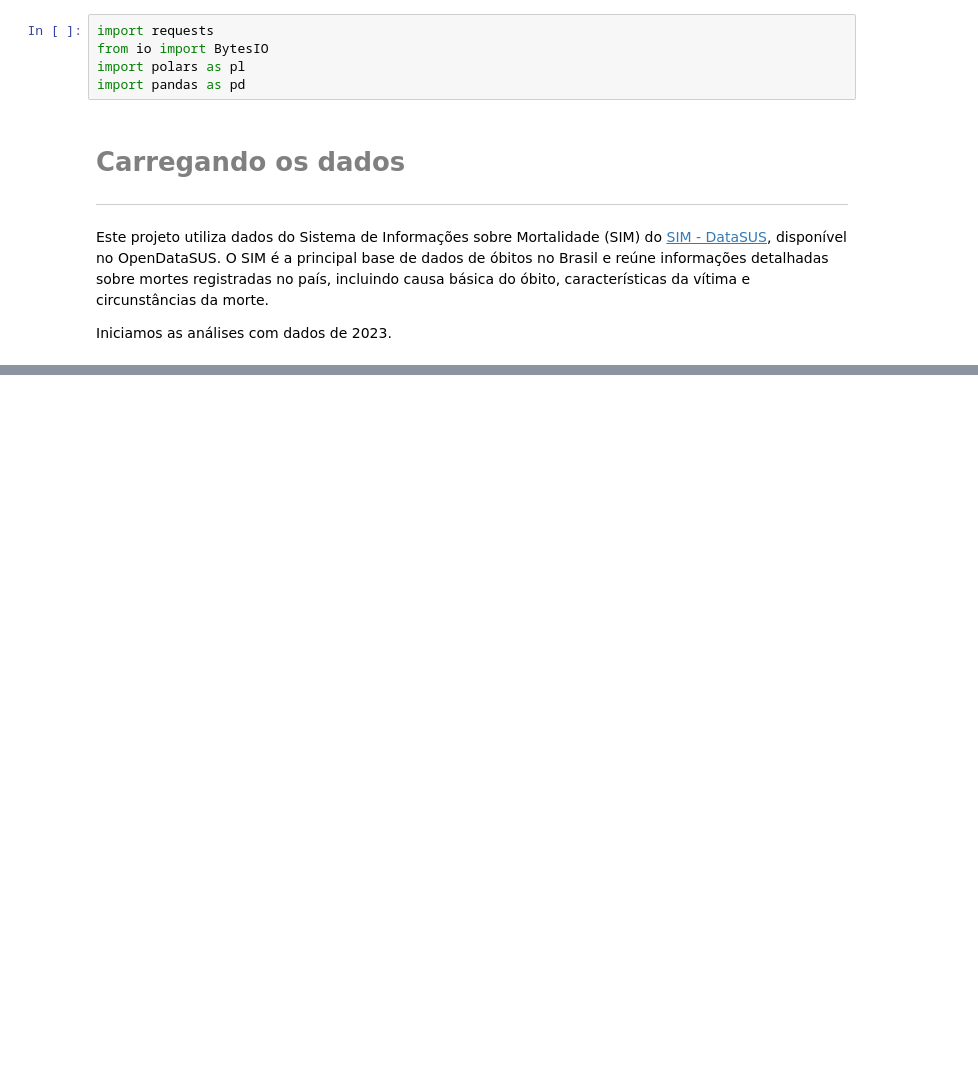
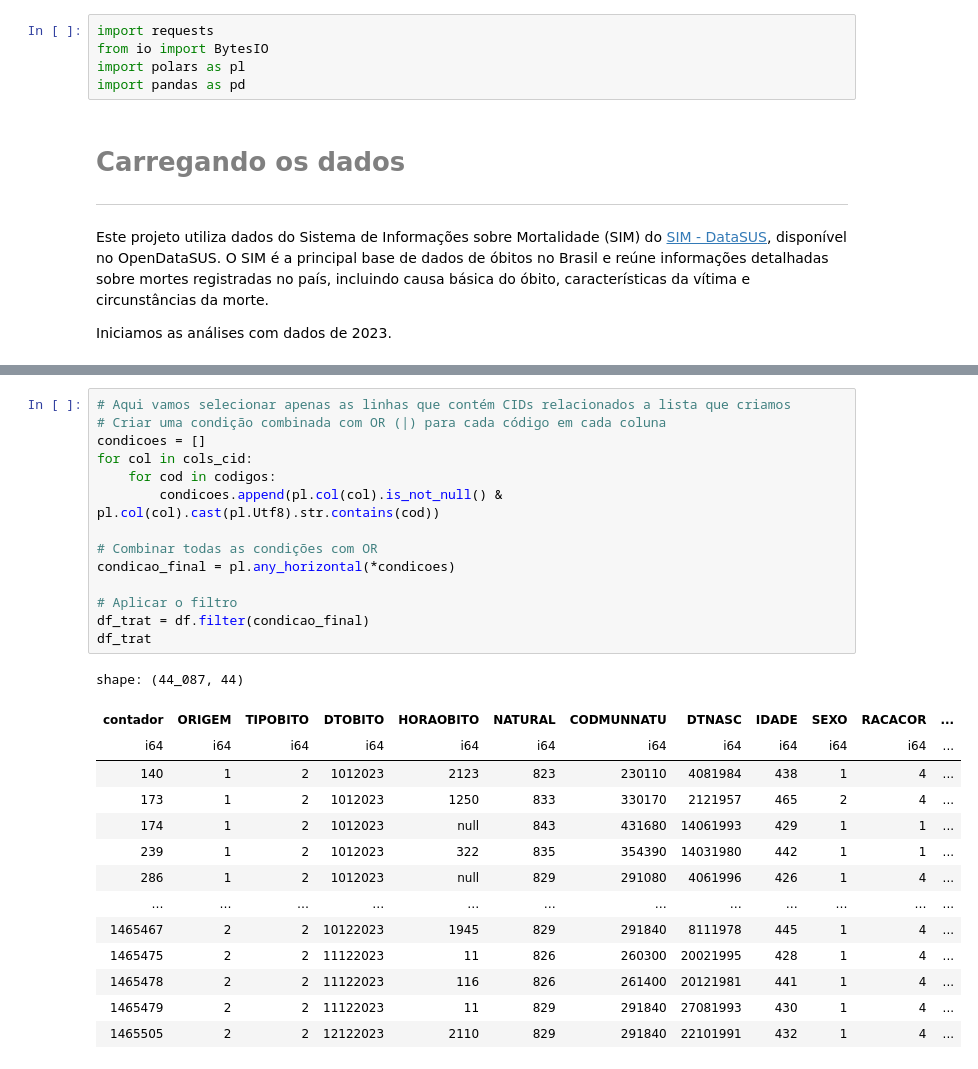
Before and after one commit to dforoni/feminiData, a Jupyter notebook: eda_feminiData.ipynb, the cells around one changed output, grey strips where cells are left out. Cells and saved outputs as stored; diff of their text form; blank space fills up the shorter version.

```diff
--- a/eda_feminiData.ipynb
+++ b/eda_feminiData.ipynb
@@ -175,0 +145,29 @@ df2.SEXO.value_counts()
+# %%
+# Aqui vamos selecionar apenas as linhas que contém CIDs relacionados a lista que criamos
+# Criar uma condição combinada com OR (|) para cada código em cada coluna
+condicoes = []
+for col in cols_cid:
+    for cod in codigos:
+        condicoes.append(pl.col(col).is_not_null() & pl.col(col).cast(pl.Utf8).str.contains(cod))
+
+# Combinar todas as condições com OR
+condicao_final = pl.any_horizontal(*condicoes)
+
+# Aplicar o filtro
+df_trat = df.filter(condicao_final)
+df_trat
+# %% [output]
+shape: (44_087, 44)
+| contador | ORIGEM | TIPOBITO | DTOBITO | HORAOBITO | NATURAL | CODMUNNATU | DTNASC | IDADE | SEXO | RACACOR | ... |
+| i64 | i64 | i64 | i64 | i64 | i64 | i64 | i64 | i64 | i64 | i64 | ... |
+| 140 | 1 | 2 | 1012023 | 2123 | 823 | 230110 | 4081984 | 438 | 1 | 4 | ... |
+| 173 | 1 | 2 | 1012023 | 1250 | 833 | 330170 | 2121957 | 465 | 2 | 4 | ... |
+| 174 | 1 | 2 | 1012023 | null | 843 | 431680 | 14061993 | 429 | 1 | 1 | ... |
+| 239 | 1 | 2 | 1012023 | 322 | 835 | 354390 | 14031980 | 442 | 1 | 1 | ... |
+| 286 | 1 | 2 | 1012023 | null | 829 | 291080 | 4061996 | 426 | 1 | 4 | ... |
+| … | … | … | … | … | … | … | … | … | … | … | ... |
+| 1465467 | 2 | 2 | 10122023 | 1945 | 829 | 291840 | 8111978 | 445 | 1 | 4 | ... |
+| 1465475 | 2 | 2 | 11122023 | 11 | 826 | 260300 | 20021995 | 428 | 1 | 4 | ... |
+| 1465478 | 2 | 2 | 11122023 | 116 | 826 | 261400 | 20121981 | 441 | 1 | 4 | ... |
+| 1465479 | 2 | 2 | 11122023 | 11 | 829 | 291840 | 27081993 | 430 | 1 | 4 | ... |
+| 1465505 | 2 | 2 | 12122023 | 2110 | 829 | 291840 | 22101991 | 432 | 1 | 4 | ... |
```
Also changed, not shown: parts of 17 cells of this notebook.
